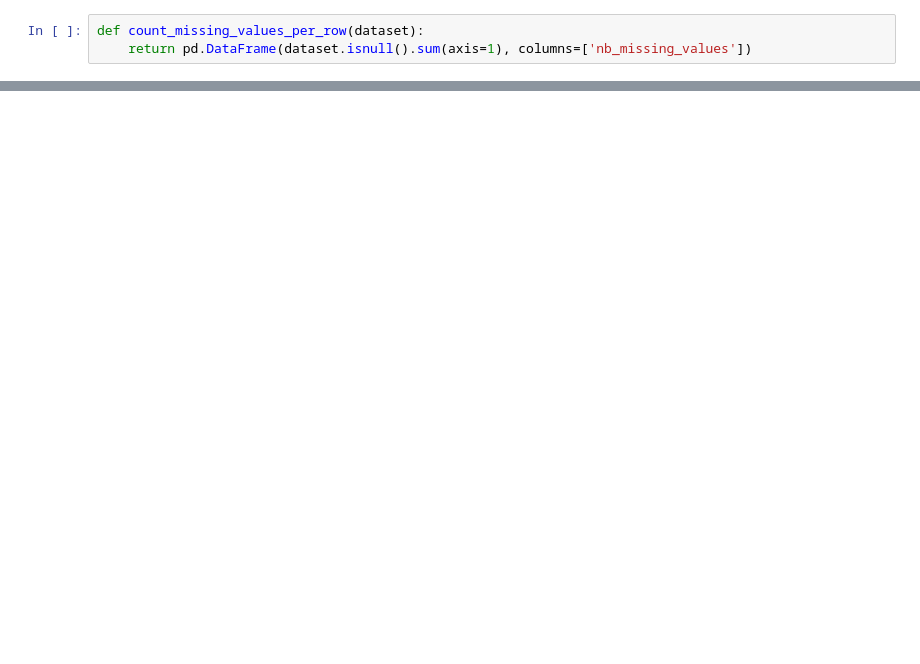
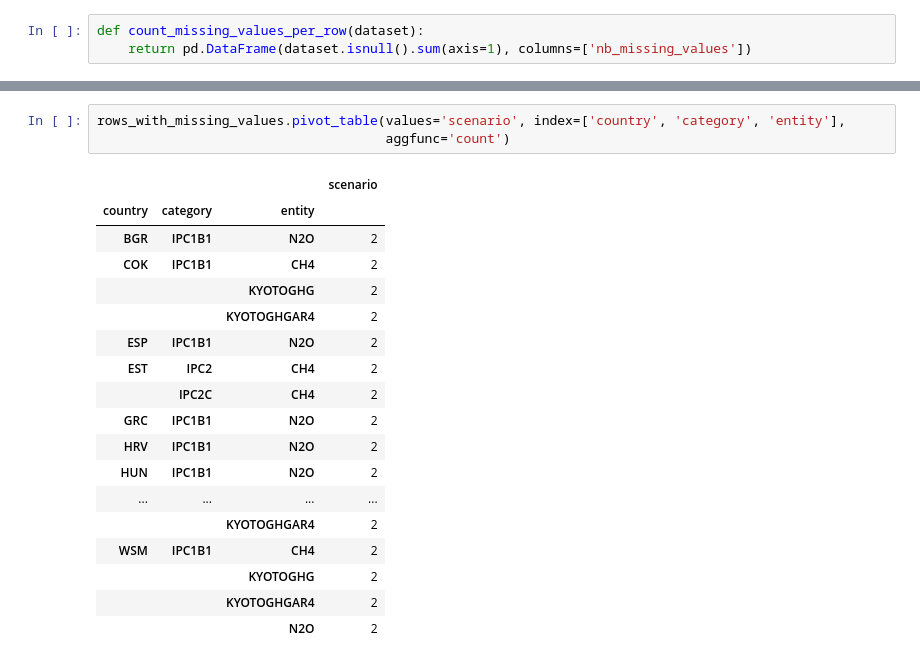
Before and after one commit to OpenGeoScales/ogs-data-exploration, a Jupyter notebook: notebooks/ghg-emissions/primap-hist/primap-hist-exploration.ipynb, the cells around one changed output, grey strips where cells are left out. Cells and saved outputs as stored; diff of their text form; blank space fills up the shorter version.

```diff
--- a/notebooks/ghg-emissions/primap-hist/primap-hist-exploration.ipynb
+++ b/notebooks/ghg-emissions/primap-hist/primap-hist-exploration.ipynb
@@ -246,0 +356,22 @@ identify_rows_with_missing_values(primap_hist_data)
+# %%
+rows_with_missing_values.pivot_table(values='scenario', index=['country', 'category', 'entity'],
+                                     aggfunc='count')
+# %% [output]
+|  |  |  | scenario |
+| country | category | entity |  |
+| BGR | IPC1B1 | N2O | 2 |
+| COK | IPC1B1 | CH4 | 2 |
+|  |  | KYOTOGHG | 2 |
+|  |  | KYOTOGHGAR4 | 2 |
+| ESP | IPC1B1 | N2O | 2 |
+| EST | IPC2 | CH4 | 2 |
+|  | IPC2C | CH4 | 2 |
+| GRC | IPC1B1 | N2O | 2 |
+| HRV | IPC1B1 | N2O | 2 |
+| HUN | IPC1B1 | N2O | 2 |
+| ... | ... | ... | ... |
+|  |  | KYOTOGHGAR4 | 2 |
+| WSM | IPC1B1 | CH4 | 2 |
+|  |  | KYOTOGHG | 2 |
+|  |  | KYOTOGHGAR4 | 2 |
+|  |  | N2O | 2 |
```
Also changed, not shown: parts of 24 cells of this notebook.
